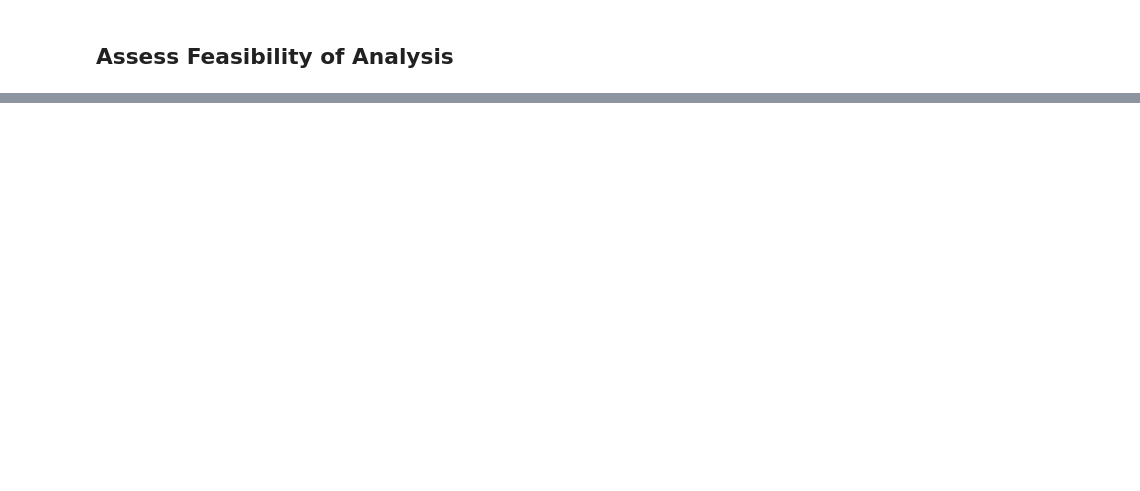
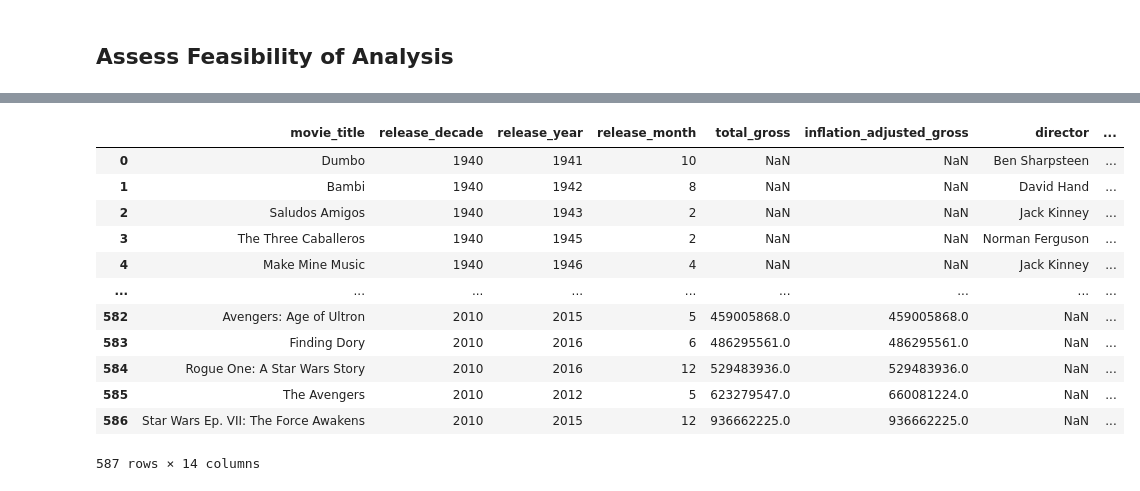
Before and after one commit to Dipto9999/prog-python-ds-students, a Jupyter notebook: release/final_project/final_project.ipynb, the cells around one changed output, grey strips where cells are left out. Cells and saved outputs as stored; diff of their text form; code cells hidden in the pictures; blank space fills up the shorter version.

```diff
--- a/release/final_project/final_project.ipynb
+++ b/release/final_project/final_project.ipynb
@@ -516,0 +581,3 @@ effective_df = pd.merge(complete_df, effective_df, on='director', how='inner')
+# %%
+geq_1e9_df = complete_df.query(f"inflation_adjusted_gross >= 1e9")
+display(geq_1e9_df)
@@ -516,0 +605,19 @@ effective_df = pd.merge(complete_df, effective_df, on='director', how='inner')
+# %%
+lt_1e9_index = [i for i in complete_df.index if i not in geq_1e9_df.index.to_list()]
+lt_1e9_df = complete_df.loc[lt_1e9_index].reset_index(drop=True)
+
+display(lt_1e9_df)
+# %% [output]
+|  | movie_title | release_decade | release_year | release_month | total_gross | inflation_adjusted_gross | director | ... |
+| 0 | Dumbo | 1940 | 1941 | 10 | NaN | NaN | Ben Sharpsteen | ... |
+| 1 | Bambi | 1940 | 1942 | 8 | NaN | NaN | David Hand | ... |
+| 2 | Saludos Amigos | 1940 | 1943 | 2 | NaN | NaN | Jack Kinney | ... |
+| 3 | The Three Caballeros | 1940 | 1945 | 2 | NaN | NaN | Norman Ferguson | ... |
+| 4 | Make Mine Music | 1940 | 1946 | 4 | NaN | NaN | Jack Kinney | ... |
+| ... | ... | ... | ... | ... | ... | ... | ... | ... |
+| 582 | Avengers: Age of Ultron | 2010 | 2015 | 5 | 459005868.0 | 459005868.0 | NaN | ... |
+| 583 | Finding Dory | 2010 | 2016 | 6 | 486295561.0 | 486295561.0 | NaN | ... |
+| 584 | Rogue One: A Star Wars Story | 2010 | 2016 | 12 | 529483936.0 | 529483936.0 | NaN | ... |
+| 585 | The Avengers | 2010 | 2012 | 5 | 623279547.0 | 660081224.0 | NaN | ... |
+| 586 | Star Wars Ep. VII: The Force Awakens | 2010 | 2015 | 12 | 936662225.0 | 936662225.0 | NaN | ... |
+587 rows × 14 columns
```
Also changed, not shown: parts of 139 cells of this notebook, 5 other files.
